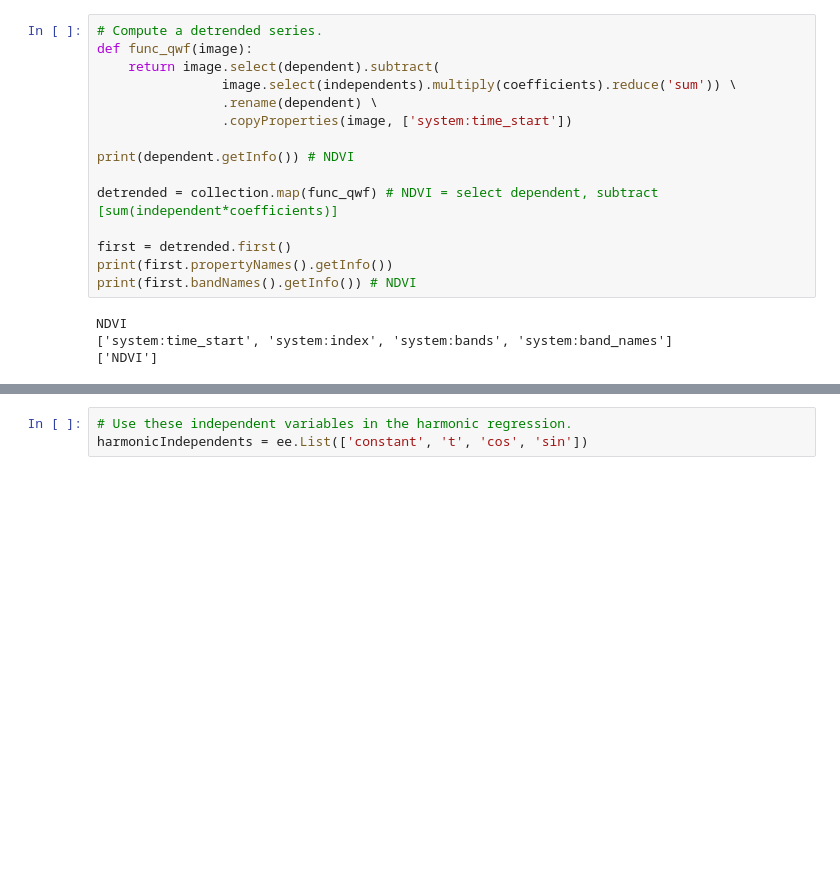
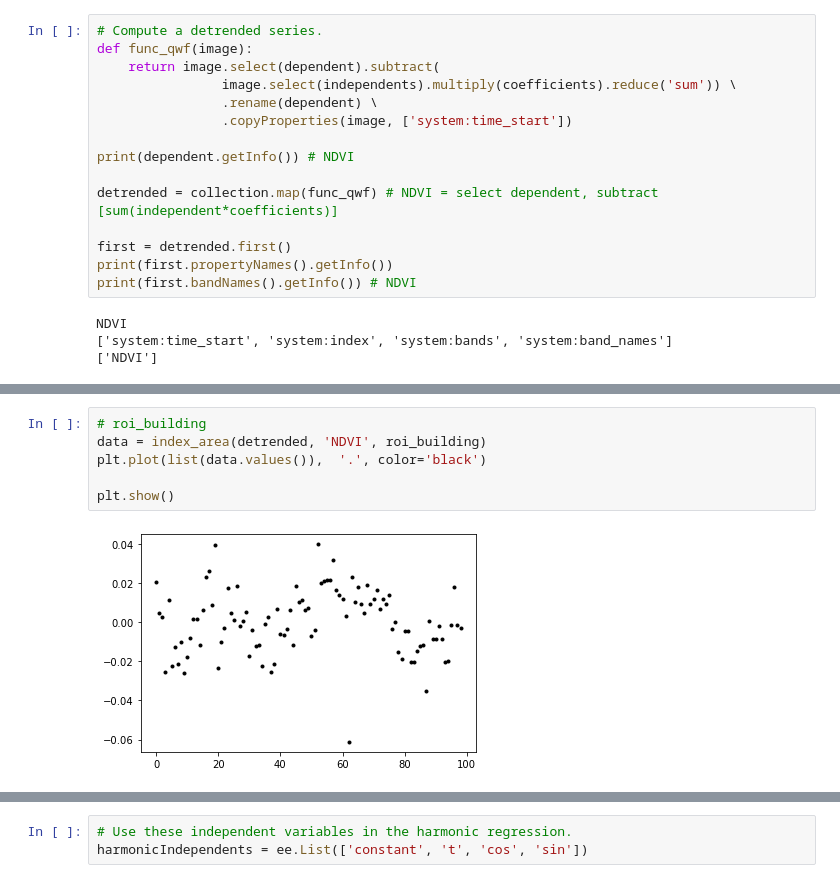
Before and after one commit to SuzannaLin/GEE_LULC, a Jupyter notebook: EARSeL_Nice.ipynb, the cells around one changed output, grey strips where cells are left out. Cells and saved outputs as stored; diff of their text form; blank space fills up the shorter version.

```diff
--- a/EARSeL_Nice.ipynb
+++ b/EARSeL_Nice.ipynb
@@ -657,0 +593,8 @@ TypeError: ee_object must be an ee.FeatureCollection
+# %%
+# roi_building
+data = index_area(detrended, 'NDVI', roi_building)
+plt.plot(list(data.values()),  '.', color='black')
+
+plt.show()
+# %% [output]
+[figure, added]
```
Also changed, not shown: parts of 105 cells of this notebook.
